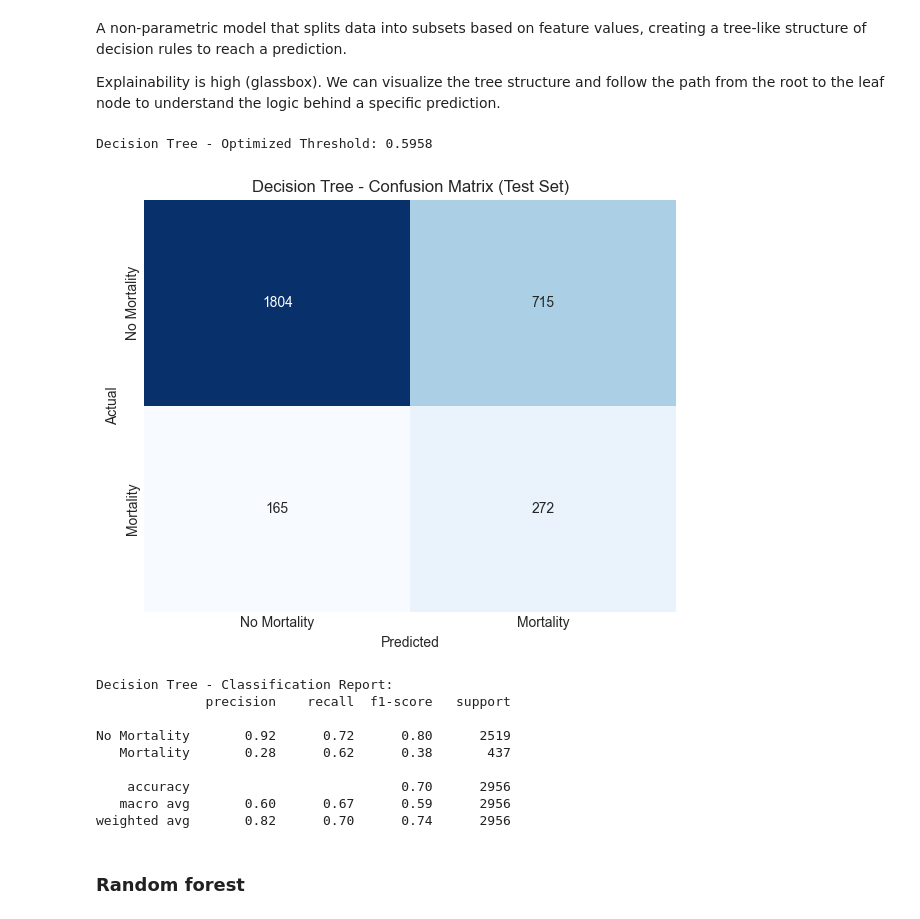
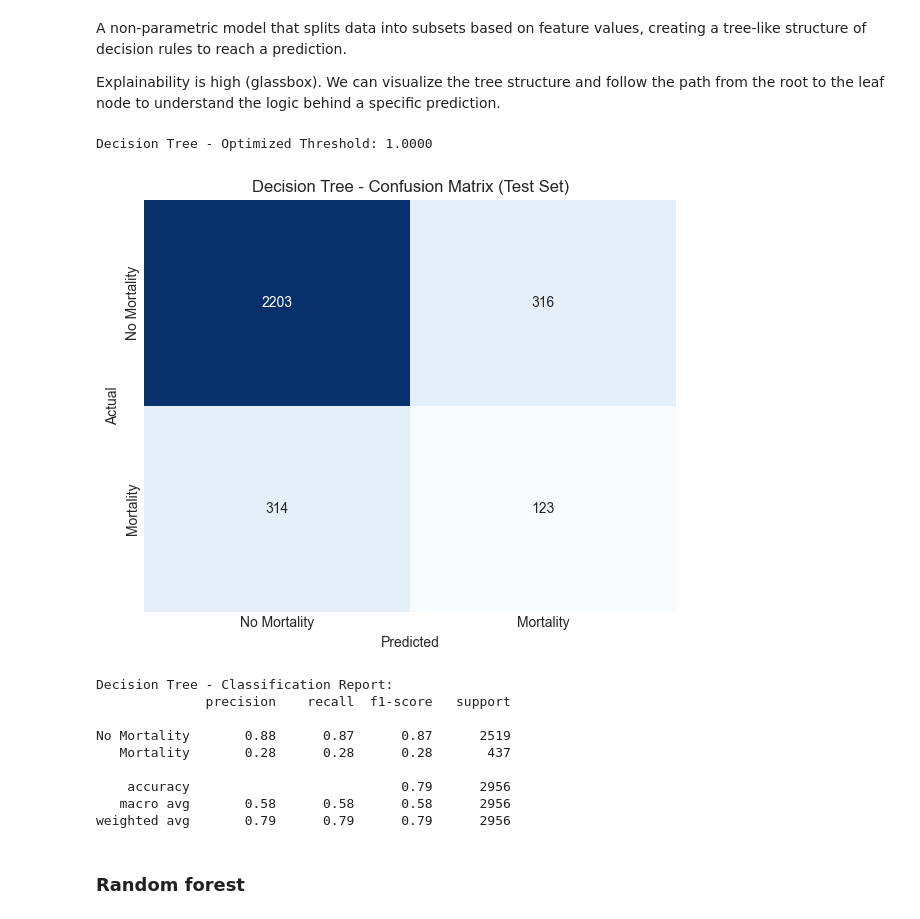
Before and after one commit to uripont/catalan-traffic-accident-analysis, a Jupyter notebook: notebooks/03_model_exploration.ipynb, the cells around one changed output. Saved outputs shown, nothing was run; the diff lists cells and outputs as text; code cells hidden in the pictures.

```diff
--- a/notebooks/03_model_exploration.ipynb
+++ b/notebooks/03_model_exploration.ipynb
@@ -287,7 +289,7 @@ Linear model that estimates the probability of an event occurring by fitting a l
 Explainability is high (glassbox). We can directly interpret the model's coefficients. A positive coefficient increases the probability of the target class, while a negative one decreases it.
 # %%
 lr = LogisticRegression(
-    max_iter=1000,
+    max_iter=2000,
     class_weight='balanced',
     random_state=42,
     n_jobs=-1
@@ -332,41 +334,40 @@ Explainability is high (glassbox). We can visualize the tree structure and follo
 # %%
 dt = DecisionTreeClassifier(
     class_weight='balanced',
     random_state=42,
-    max_depth=8,
-    ccp_alpha=0.001,
+    max_depth=200,
 )
 
 dt_train_start = time.time()
 dt.fit(X_train_scaled, y_train)
 dt_train_time = time.time() - dt_train_start
 
 dt_results = evaluate_model(dt, X_train_scaled, X_val_scaled, X_test_scaled,
                             y_train, y_val, y_test, 'Decision Tree')
 
 dt_info = {
     'model': dt,
     'training_time': dt_train_time,
     'inference_time': dt_results['Inference Time (ms/sample)'],
     'parameters': dt.tree_.node_count,
     'train_results': dt_results['Train'],
     'test_results': dt_results['Test'],
     'best_threshold': dt_results['Best Threshold']
 }
 
 plot_confusion_matrix(dt, X_test_scaled, y_test, 'Decision Tree', threshold=dt_info['best_threshold'])
 # %% [output]
-Decision Tree - Optimized Threshold: 0.5958
+Decision Tree - Optimized Threshold: 1.0000
-[figure, old version]
+[figure, new version]
 Decision Tree - Classification Report:
               precision    recall  f1-score   support
 
-No Mortality       0.92      0.72      0.80      2519
-   Mortality       0.28      0.62      0.38       437
+No Mortality       0.88      0.87      0.87      2519
+   Mortality       0.28      0.28      0.28       437
 
-    accuracy                           0.70      2956
-   macro avg       0.60      0.67      0.59      2956
-weighted avg       0.82      0.70      0.74      2956
+    accuracy                           0.79      2956
+   macro avg       0.58      0.58      0.58      2956
+weighted avg       0.79      0.79      0.79      2956
 # %% [markdown]
 ### Random forest
 # %% [markdown]
```
Also changed, not shown: parts of 19 cells of this notebook.
